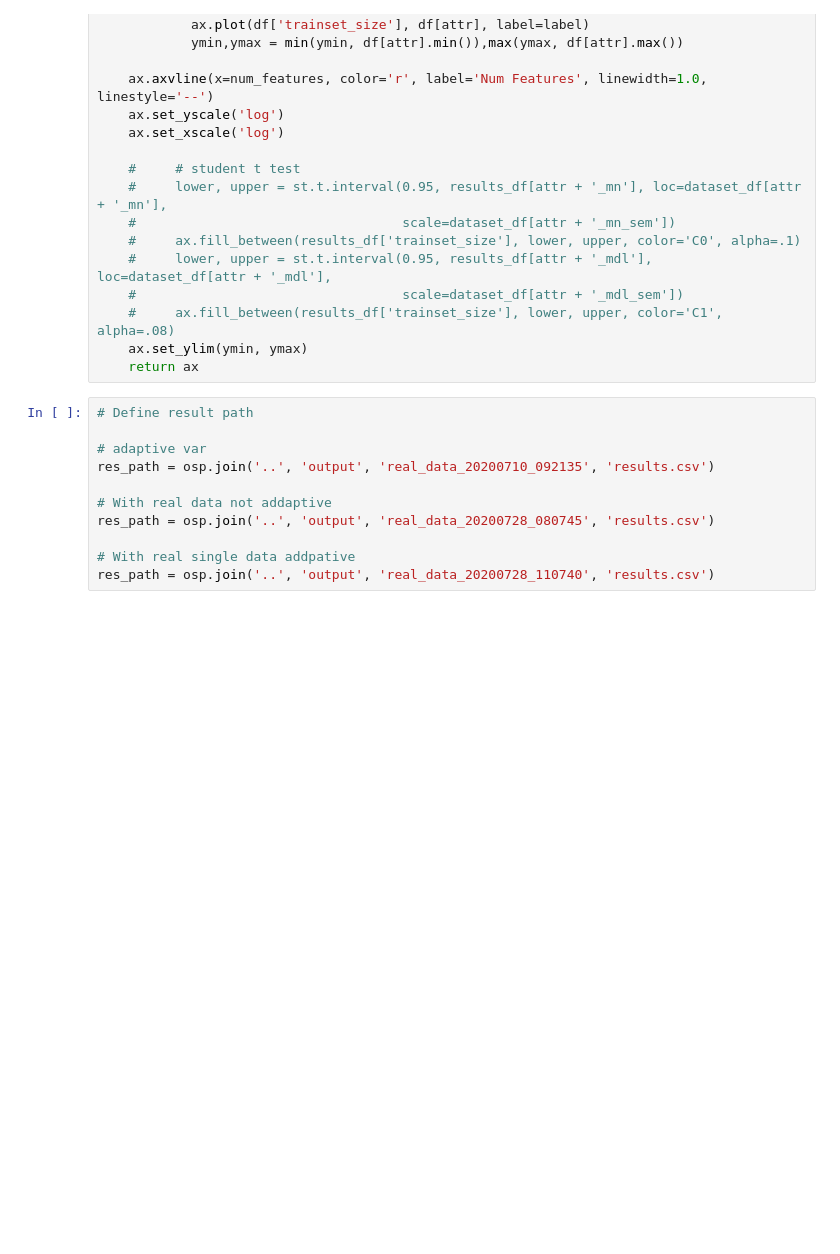
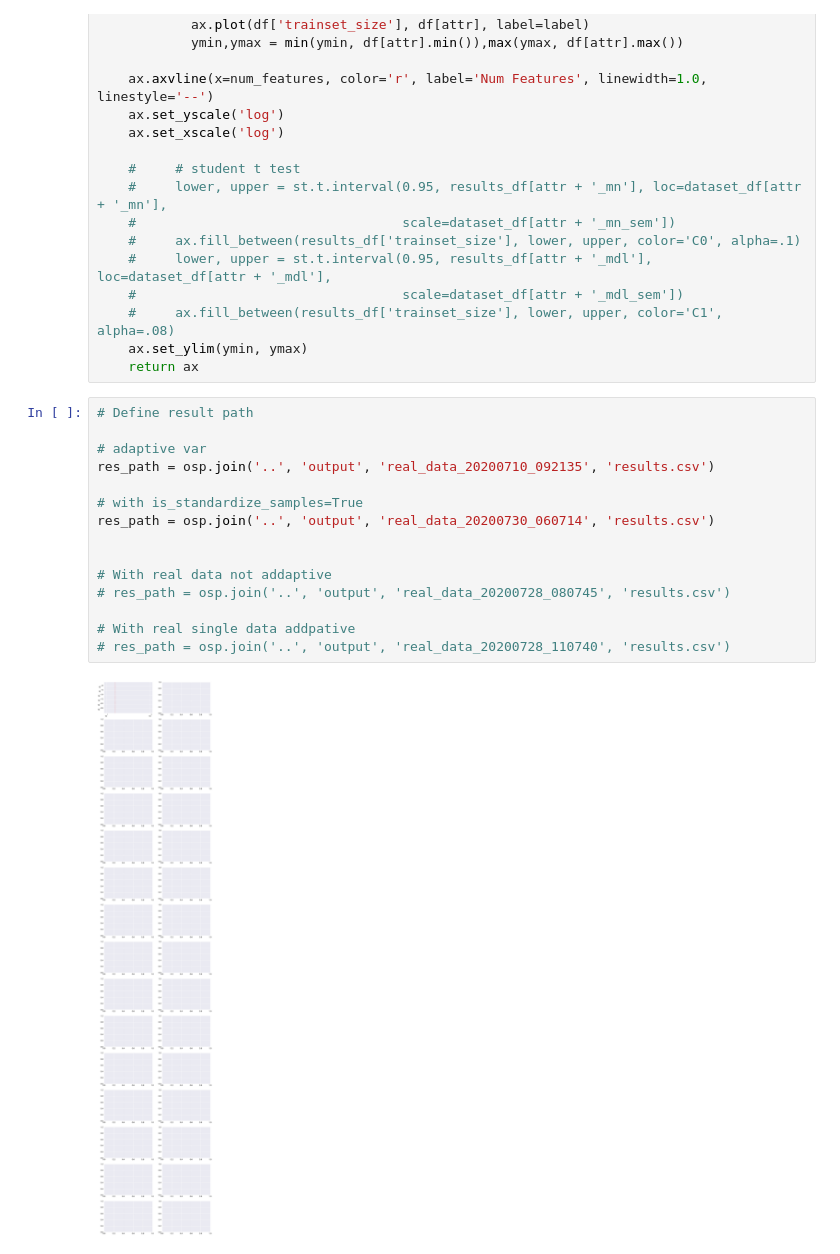
Before and after one commit to kobybibas/pnml_linear_regression_simulation, a Jupyter notebook: notebooks/real_data_analyze.ipynb, the cells around one changed output. Drawn from its saved outputs; the diff is of its cells as text; blank space fills up the shorter version.

```diff
--- a/notebooks/real_data_analyze.ipynb
+++ b/notebooks/real_data_analyze.ipynb
@@ -48,14 +48,20 @@ def plot_task_results(df: pd.DataFrame, properties_in: list, ax=None):
 # %%
 # Define result path
 
 # adaptive var
 res_path = osp.join('..', 'output', 'real_data_20200710_092135', 'results.csv')
 
+# with is_standardize_samples=True
+res_path = osp.join('..', 'output', 'real_data_20200730_060714', 'results.csv')
+
+
 # With real data not addaptive
-res_path = osp.join('..', 'output', 'real_data_20200728_080745', 'results.csv')
+# res_path = osp.join('..', 'output', 'real_data_20200728_080745', 'results.csv')
 
 # With real single data addpative
-res_path = osp.join('..', 'output', 'real_data_20200728_110740', 'results.csv')
+# res_path = osp.join('..', 'output', 'real_data_20200728_110740', 'results.csv')
+# %% [output]
+[figure, added]
 # %%
 res_df = pd.read_csv(res_path)
 dataset_names = res_df['dataset_name'].unique()
```
Also changed, not shown: parts of 5 cells of this notebook, 10 other files.
